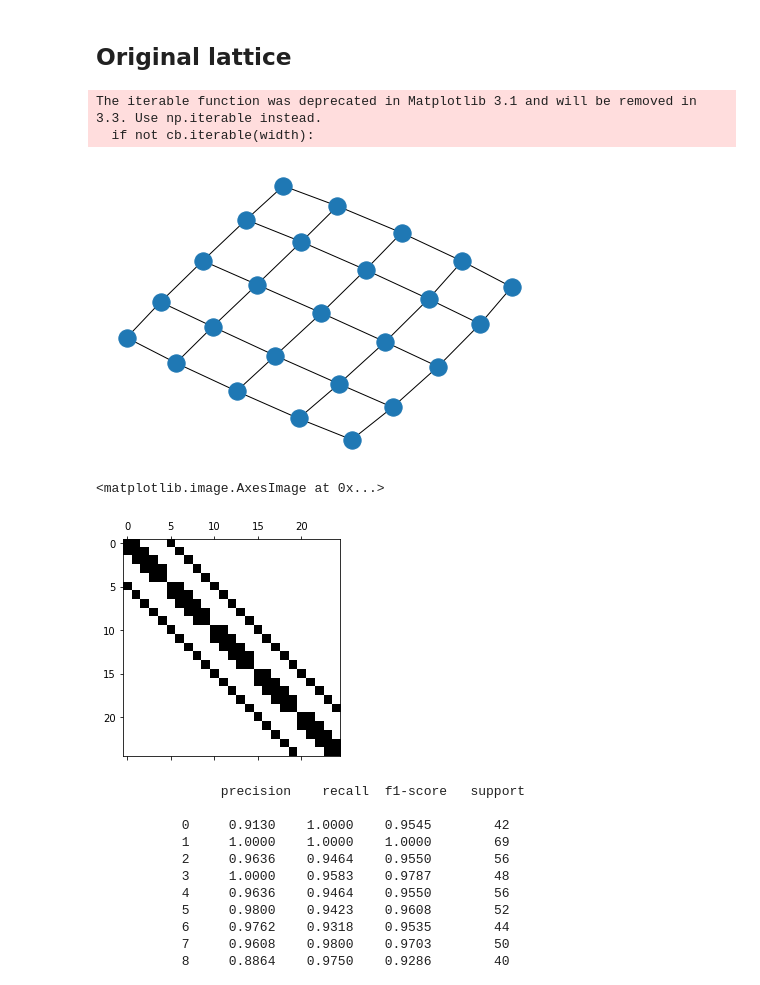
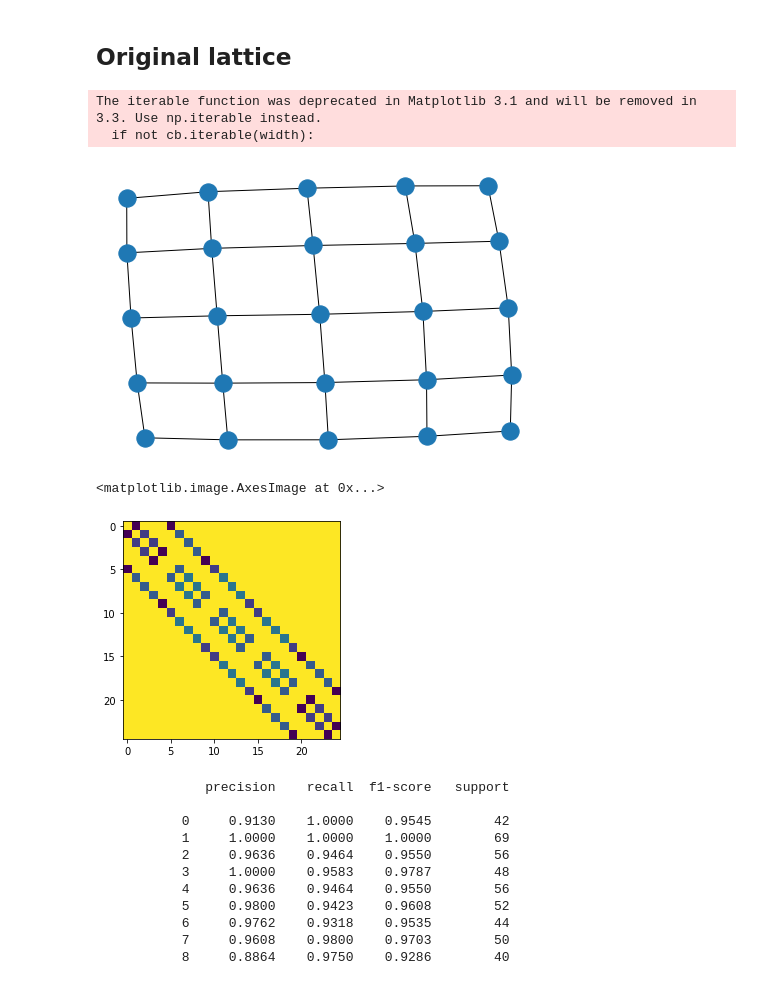
Before and after one commit to Axeln78/SpectralDGL, a Jupyter notebook: Chebnet on MNIST/laplacianprediction.ipynb, the cells around one changed output. Cells and saved outputs as stored; diff of their text form; code cells hidden in the pictures.

```diff
--- a/Chebnet on MNIST/laplacianprediction.ipynb
+++ b/Chebnet on MNIST/laplacianprediction.ipynb
@@ -119,17 +118,18 @@ def test_func(data_loader):
 from graphs import regular_2D_lattice
 
 g = regular_2D_lattice(5)
-nx.draw(g.to_networkx().to_undirected())
+pos=nx.spring_layout(g.to_networkx().to_undirected())
+nx.draw(g.to_networkx().to_undirected(),pos)
 # %% [output]
 The iterable function was deprecated in Matplotlib 3.1 and will be removed in 3.3. Use np.iterable instead.
   if not cb.iterable(width):
-[figure, old version]
+[figure, new version]
 # %%
 L = normalized_laplacian(g)
-plt.spy(L.to_dense())
+plt.imshow(L.to_dense(),cmap='viridis')
 # %% [output]
 <matplotlib.image.AxesImage at 0x...>
-[figure, old version]
+[figure, new version]
 # %%
 # Define a test function
 data_loader_test = DataLoader(testset, batch_size=256,
```
Also changed, not shown: parts of 24 cells of this notebook.
